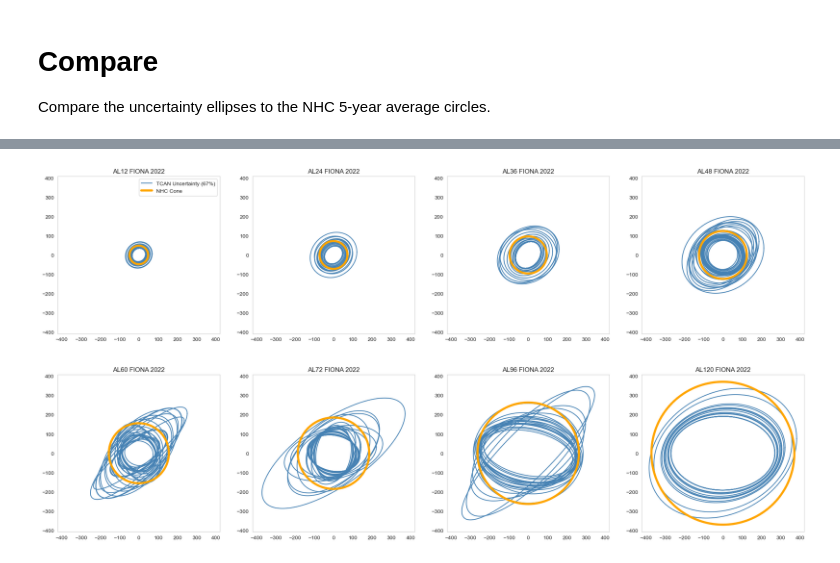
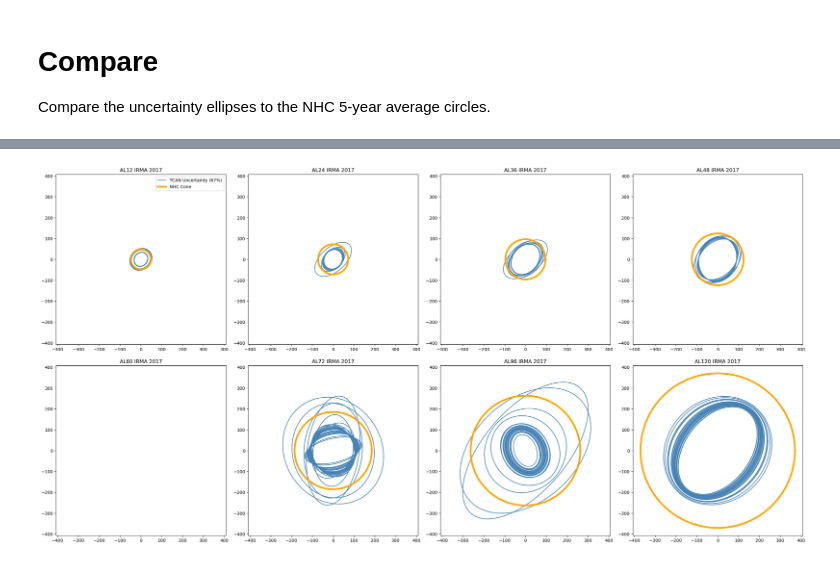
Before and after one commit to mafern/tcane_track, a Jupyter notebook: _compare_to_nhc_by_storm.ipynb, the cells around one changed output, grey strips where cells are left out. Cells and saved outputs as stored; diff of their text form; code cells hidden in the pictures.

Commit message:
added dec 15th data file with lat0, lon0. added code to allow to make new predictions without re-training. added updated predictions.

```diff
--- a/_compare_to_nhc_by_storm.ipynb
+++ b/_compare_to_nhc_by_storm.ipynb
@@ -70,8 +68,9 @@ time: 657 µs (started: 2022-12-15 15:35:28 -07:00)
 # %%
+NAME = "IRMA"          # <<< adjustable parameter
 basin = 'AL'
 ftimes = [12, 24, 36, 48, 60, 72, 96, 120]
-year = 2022
-rng_seed = 1
+year = 2017  # 2022
+rng_seed = 3
 
 fig, ax = plt.subplots(
     nrows=2,
@@ -84,10 +83,16 @@ ax = ax.flat
 for i, ftime in enumerate(ftimes):
     pathname = f"{PREDICTIONS_PATH}/centered_bivariate_normal_*_AL{ftime}_{year}_centered_bivariate_normal_rng_seed_{rng_seed}_testing_predictions.csv"
     file_list = glob.glob(pathname=pathname)
-    assert(len(file_list) == 1)
 
-    PREDICTIONS_FILE = file_list[0]
-    predictions = pd.read_csv(PREDICTIONS_FILE)
+    ax[i].set_aspect('equal')
+    ax[i].set_title(f"{basin}{ftime} {NAME} {year}")
+
+    # see if the file exists, if it does, load it.
+    try:
+        PREDICTIONS_FILE = file_list[0]
+        predictions = pd.read_csv(PREDICTIONS_FILE)
+    except:
+        continue
 
     parameters = predictions.loc[predictions['Name']==NAME, ['time', 'sigma_u', 'sigma_v', 'rho']].copy()
     parameters.sort_values(by='time', inplace=True, ignore_index=True)
@@ -100,36 +105,35 @@ for i, ftime in enumerate(ftimes):
         plot_ellipse(ax[i], row['sigma_u'], row['sigma_v'], row['rho'], R, label)
 
     plot_circle(ax[i], NHC2022[(basin, ftime)]*NAUTICAL_MILE_TO_KM)
-
-    ax[i].set_aspect('equal')
-    ax[i].set_title(f"{basin}{ftime} {NAME} {year}")
 
 # Set all the subplot axes limits equal.
 all_left = all_right = all_top = all_bottom = 0.0
 
 for i in range(len(ftimes)):
     left, right = ax[i].get_xlim()
     bottom, top = ax[i].get_ylim()
 
     all_left   = min(left, all_left)
     all_right  = max(right, all_right)
     all_bottom = min(bottom, all_bottom)
     all_top    = max(top, all_top)
 
 for i in range(len(ftimes)):
     ax[i].set_xlim(all_left, all_right)
     ax[i].set_ylim(all_bottom, all_top)
     ax[i].grid(False)
 
     if i == 0:
         ax[i].legend()
 
+plt.tight_layout()
+
 exp_name = f"centered_bivariate_normal_{NAME}_AL_{year}_centered_bivariate_normal_rng_seed_{rng_seed}_testing_predictions.csv"
 plt.savefig(
     FIGURE_PATH + 'compare_uq_nhc_by_storm_' + exp_name + '.png',
     dpi=dpiFig,
     bbox_inches='tight',
 )
 plt.show()
 # %% [output]
-[figure, old version]
+[figure, new version]
```
Also changed, not shown: parts of 9 cells of this notebook, 8 other files.
